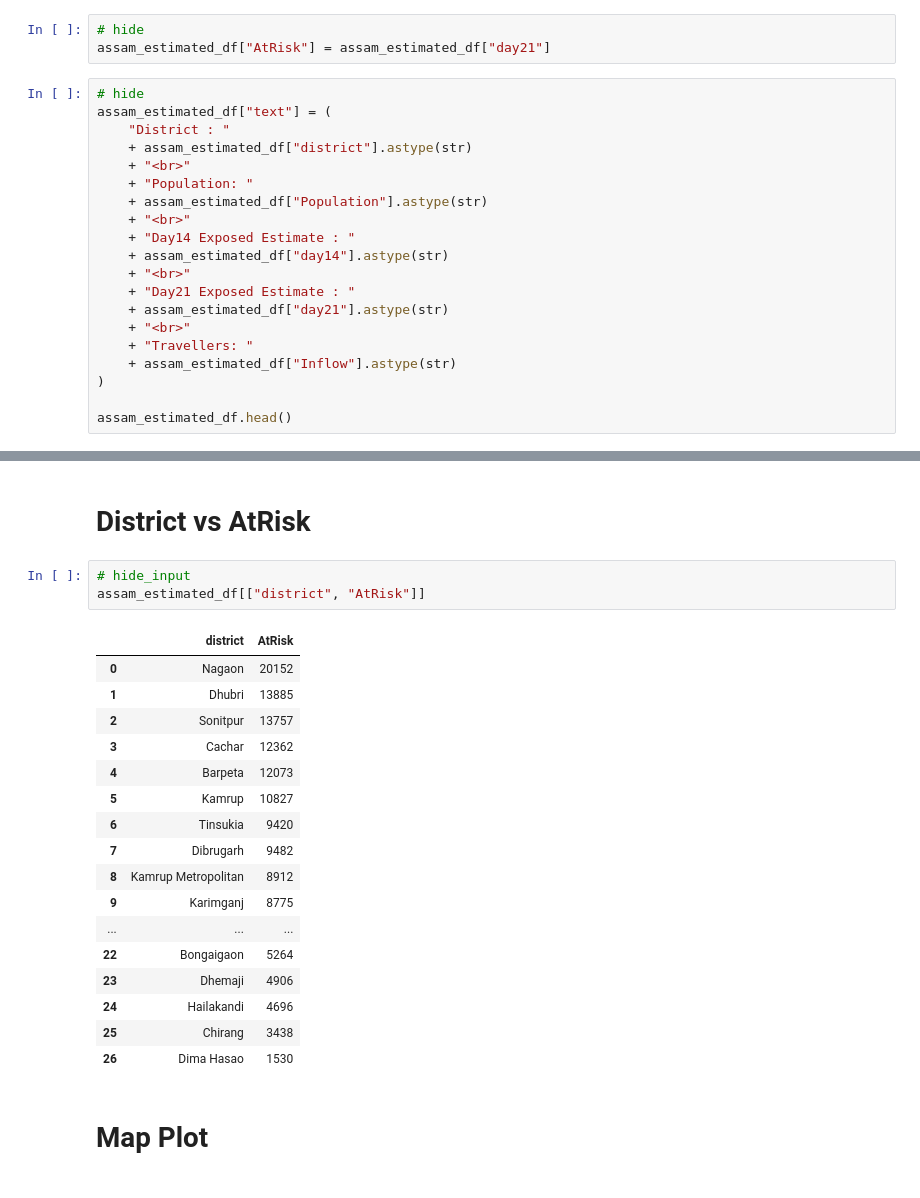
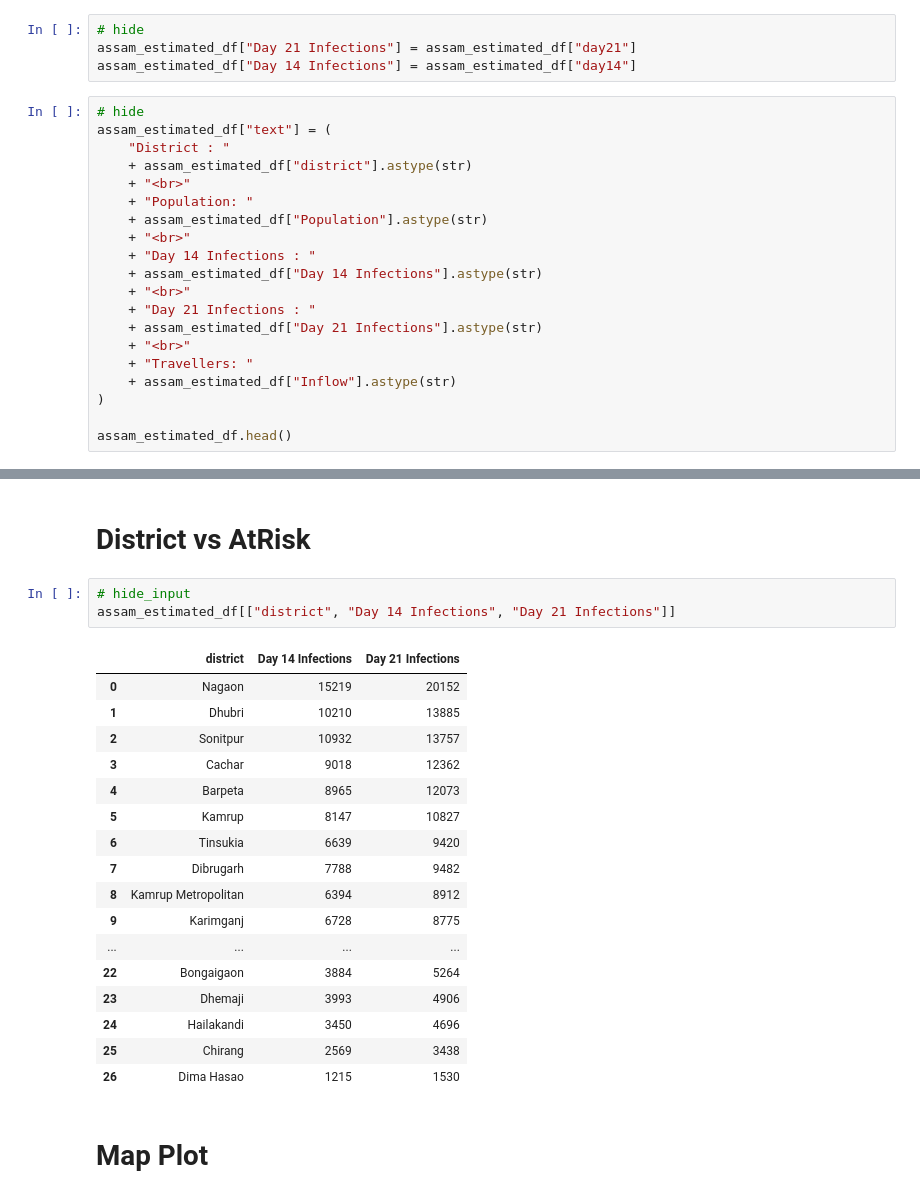
Before and after one commit to meghanabhange/CovidSeer, a Jupyter notebook: _notebooks/2020-04-02-AssamDistrictAnalysis.ipynb, the cells around one changed output, grey strips where cells are left out. Saved outputs shown, nothing was run; the diff lists cells and outputs as text.

Commit message:
Rename `Day 14 Exposed Estimate`  to `Day 14 Infections`

```diff
--- a/_notebooks/2020-04-02-AssamDistrictAnalysis.ipynb
+++ b/_notebooks/2020-04-02-AssamDistrictAnalysis.ipynb
@@ -131,7 +131,8 @@ assam_estimated_df = estimate(
 )
 # %%
 # hide
-assam_estimated_df["AtRisk"] = assam_estimated_df["day21"]
+assam_estimated_df["Day 21 Infections"] = assam_estimated_df["day21"]
+assam_estimated_df["Day 14 Infections"] = assam_estimated_df["day14"]
 # %%
 # hide
 assam_estimated_df["text"] = (
@@ -141,11 +142,11 @@ assam_estimated_df["text"] = (
     + "Population: "
     + assam_estimated_df["Population"].astype(str)
     + "<br>"
-    + "Day14 Exposed Estimate : "
-    + assam_estimated_df["day14"].astype(str)
+    + "Day 14 Infections : "
+    + assam_estimated_df["Day 14 Infections"].astype(str)
     + "<br>"
-    + "Day21 Exposed Estimate : "
-    + assam_estimated_df["day21"].astype(str)
+    + "Day 21 Infections : "
+    + assam_estimated_df["Day 21 Infections"].astype(str)
     + "<br>"
     + "Travellers: "
     + assam_estimated_df["Inflow"].astype(str)
@@ -163,25 +164,25 @@ assam_estimated_df.head()
 # District vs AtRisk
 # %%
 # hide_input
-assam_estimated_df[["district", "AtRisk"]]
+assam_estimated_df[["district", "Day 14 Infections", "Day 21 Infections"]]
 # %% [output]
-|  | district | AtRisk |
-| 0 | Nagaon | 20152 |
-| 1 | Dhubri | 13885 |
-| 2 | Sonitpur | 13757 |
-| 3 | Cachar | 12362 |
-| 4 | Barpeta | 12073 |
-| 5 | Kamrup | 10827 |
-| 6 | Tinsukia | 9420 |
-| 7 | Dibrugarh | 9482 |
-| 8 | Kamrup Metropolitan | 8912 |
-| 9 | Karimganj | 8775 |
-| ... | ... | ... |
-| 22 | Bongaigaon | 5264 |
-| 23 | Dhemaji | 4906 |
-| 24 | Hailakandi | 4696 |
-| 25 | Chirang | 3438 |
-| 26 | Dima Hasao | 1530 |
+|  | district | Day 14 Infections | Day 21 Infections |
+| 0 | Nagaon | 15219 | 20152 |
+| 1 | Dhubri | 10210 | 13885 |
+| 2 | Sonitpur | 10932 | 13757 |
+| 3 | Cachar | 9018 | 12362 |
+| 4 | Barpeta | 8965 | 12073 |
+| 5 | Kamrup | 8147 | 10827 |
+| 6 | Tinsukia | 6639 | 9420 |
+| 7 | Dibrugarh | 7788 | 9482 |
+| 8 | Kamrup Metropolitan | 6394 | 8912 |
+| 9 | Karimganj | 6728 | 8775 |
+| ... | ... | ... | ... |
+| 22 | Bongaigaon | 3884 | 5264 |
+| 23 | Dhemaji | 3993 | 4906 |
+| 24 | Hailakandi | 3450 | 4696 |
+| 25 | Chirang | 2569 | 3438 |
+| 26 | Dima Hasao | 1215 | 1530 |
 # %% [markdown]
 # Map Plot
 # %%
```
Also changed, not shown: parts of 2 cells of this notebook.
